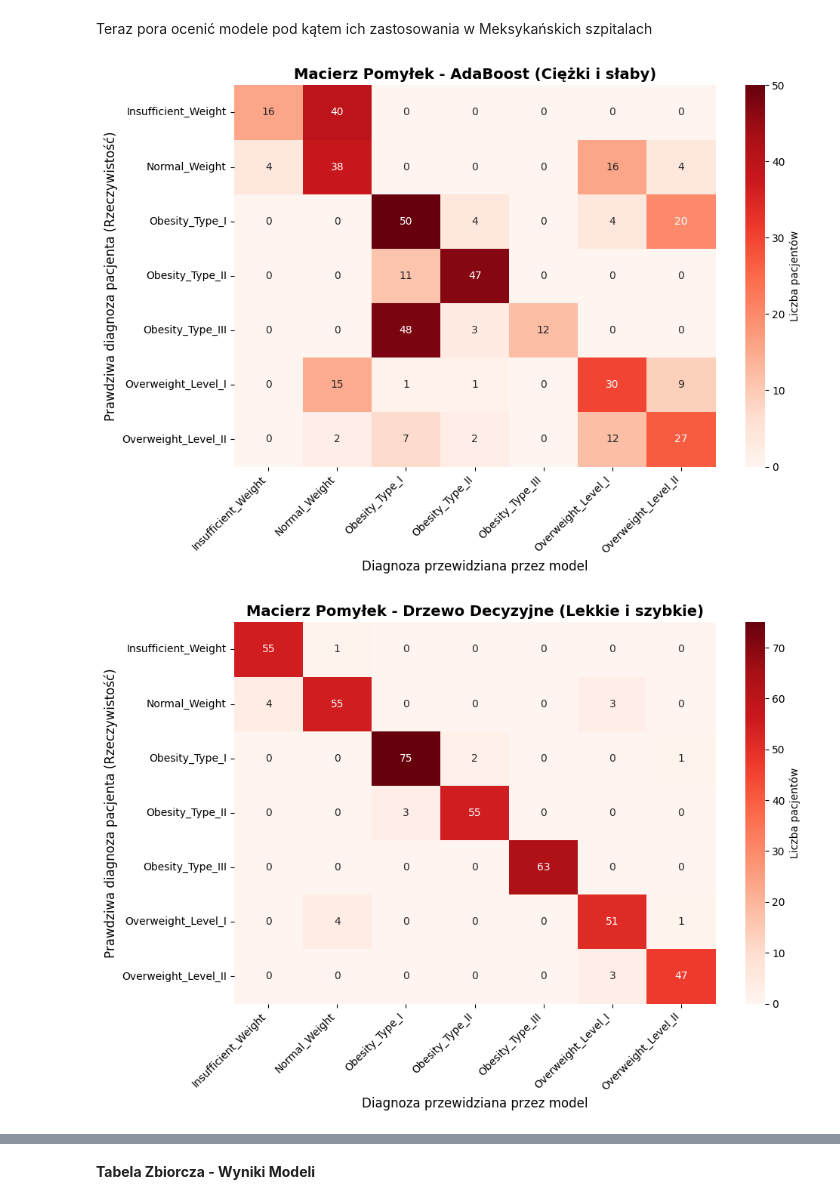
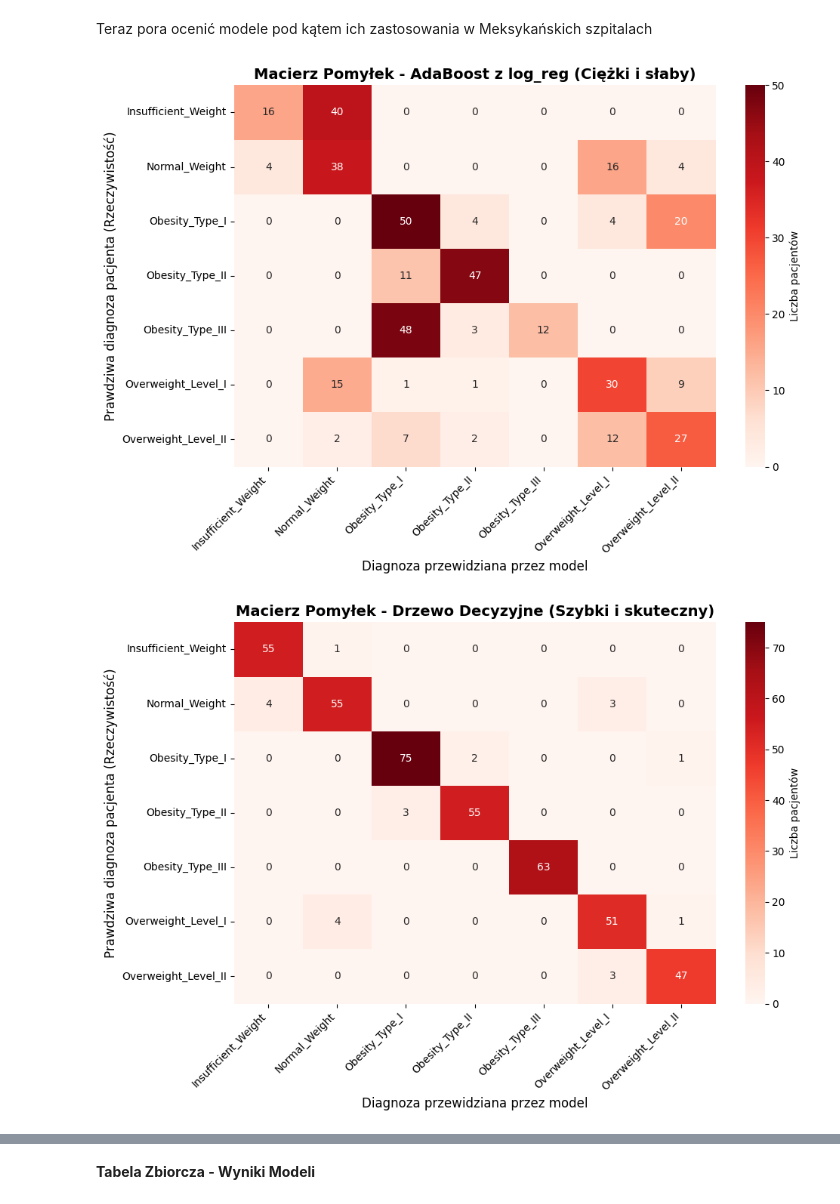
Before and after one commit to Zajecia-na-PWr-LR/lista-5-altMIchal, a Jupyter notebook: ml_lab05_1.ipynb, the cells around one changed output, grey strips where cells are left out. Drawn from its saved outputs; the diff is of its cells as text; code cells hidden in the pictures.

```diff
--- a/ml_lab05_1.ipynb
+++ b/ml_lab05_1.ipynb
@@ -543,17 +543,17 @@ def plot_confusion_matrix(nazwa_modelu, model, X_test, y_test):
 # %%
 log_reg = LogisticRegression(max_iter=1000, random_state=42)
 log_reg.fit(X_train, y_train)
 
 boosting_log_regc = AdaBoostClassifier(estimator=log_reg, random_state=42)
 boosting_log_regc.fit(X_train, y_train)
 
-plot_confusion_matrix("AdaBoost (Ciężki i słaby)", boosting_log_regc, X_test, y_test)
+plot_confusion_matrix("AdaBoost z log_reg (Ciężki i słaby)", boosting_log_regc, X_test, y_test)
 # %% [output]
-[figure, old version]
+[figure, new version]
 # %%
 decision_tree = DecisionTreeClassifier(random_state=42)
 decision_tree.fit(X_train, y_train)
 
-plot_confusion_matrix("Drzewo Decyzyjne (Lekkie i szybkie)", decision_tree, X_test, y_test)
+plot_confusion_matrix("Drzewo Decyzyjne (Szybki i skuteczny)", decision_tree, X_test, y_test)
 # %% [output]
-[figure, old version]
+[figure, new version]
```
Also changed, not shown: parts of 9 cells of this notebook.
